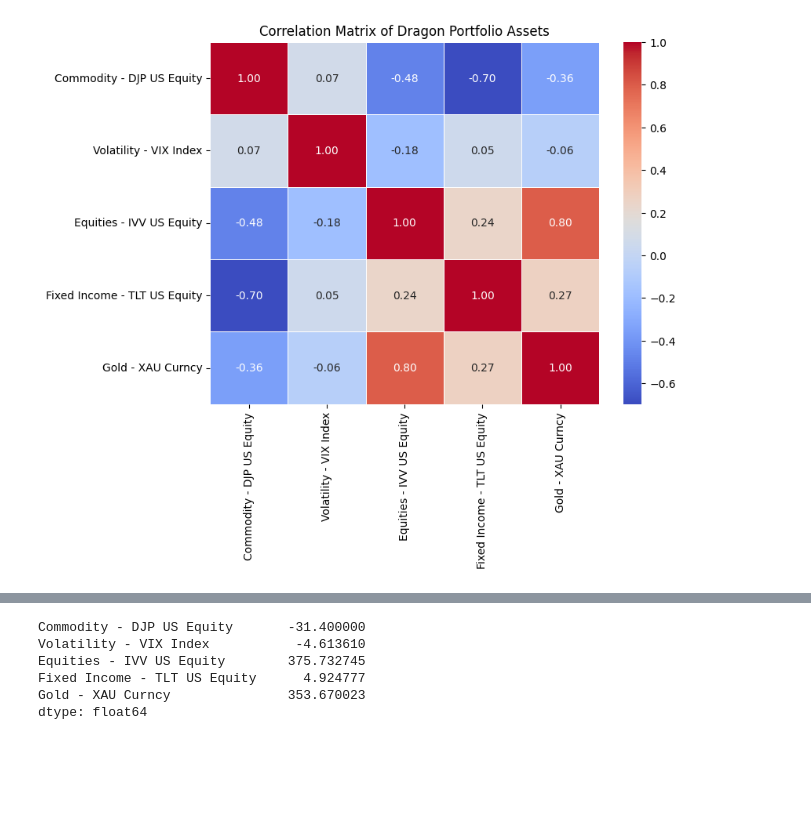
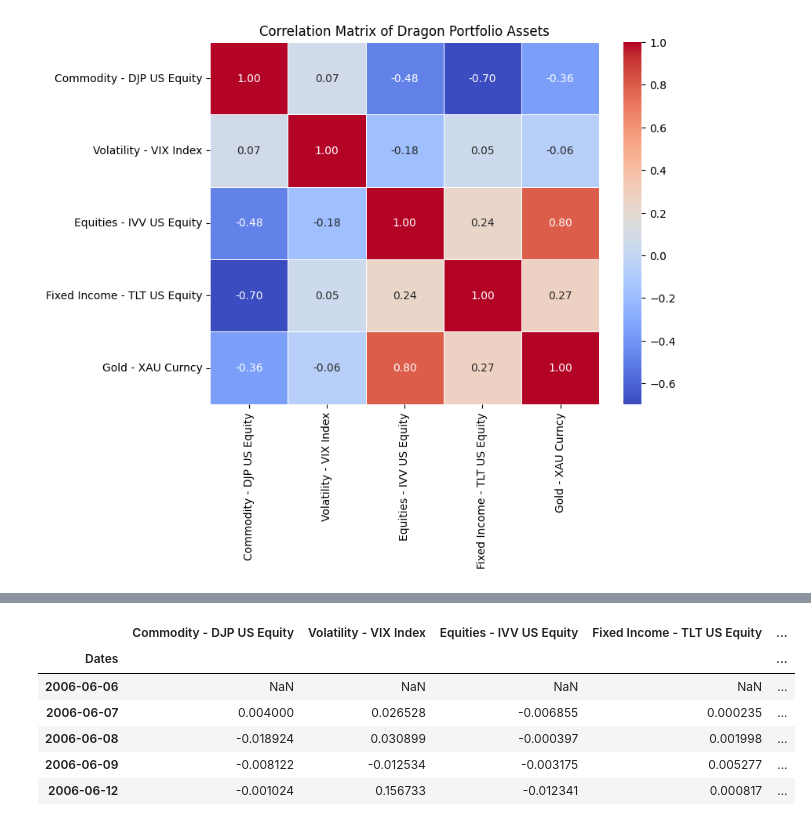
Before and after one commit to tommattoo/Dragon-Portfolio, a Jupyter notebook: dragon-portfolio.ipynb, the cells around one changed output, grey strips where cells are left out. Cells and saved outputs as stored; diff of their text form; code cells hidden in the pictures; blank space fills up the shorter version.

```diff
--- a/dragon-portfolio.ipynb
+++ b/dragon-portfolio.ipynb
@@ -110,17 +110,3 @@ dragon_portfolio.head()
 # Convert date column to datetime format
 dragon_portfolio['Dates'] = pd.to_datetime(dragon_portfolio['Dates'])
 dragon_portfolio.set_index('Dates', inplace=True)
-# %%
-#print the percentage return of each asset between first and last date
-# Compute the percentage return of each asset between the first and last date
-percentage_return = (dragon_portfolio.iloc[-1] / dragon_portfolio.iloc[0] - 1) * 100
-
-# Print the percentage return of each asset
-print(percentage_return)
-# %% [output]
-Commodity - DJP US Equity       -31.400000
-Volatility - VIX Index           -4.613610
-Equities - IVV US Equity        375.732745
-Fixed Income - TLT US Equity      4.924777
-Gold - XAU Curncy               353.670023
-dtype: float64
@@ -126,0 +121,10 @@ dtype: float64
+# %%
+percentage_return_df.head()
+# %% [output]
+|  | Commodity - DJP US Equity | Volatility - VIX Index | Equities - IVV US Equity | Fixed Income - TLT US Equity | ... |
+| Dates |  |  |  |  | ... |
+| 2006-06-06 | NaN | NaN | NaN | NaN | ... |
+| 2006-06-07 | 0.004000 | 0.026528 | -0.006855 | 0.000235 | ... |
+| 2006-06-08 | -0.018924 | 0.030899 | -0.000397 | 0.001998 | ... |
+| 2006-06-09 | -0.008122 | -0.012534 | -0.003175 | 0.005277 | ... |
+| 2006-06-12 | -0.001024 | 0.156733 | -0.012341 | 0.000817 | ... |
```
Also changed, not shown: parts of 4 cells of this notebook.
